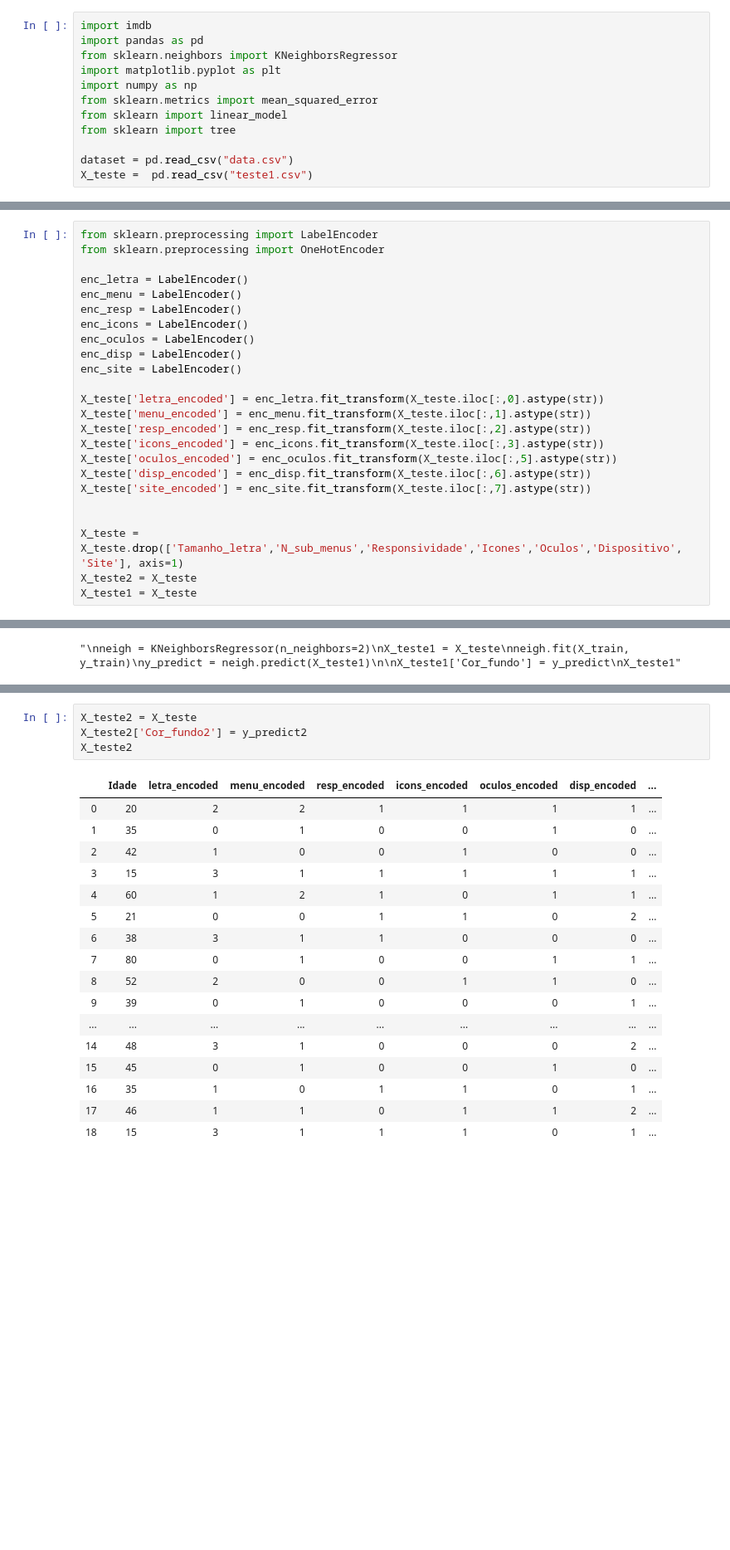
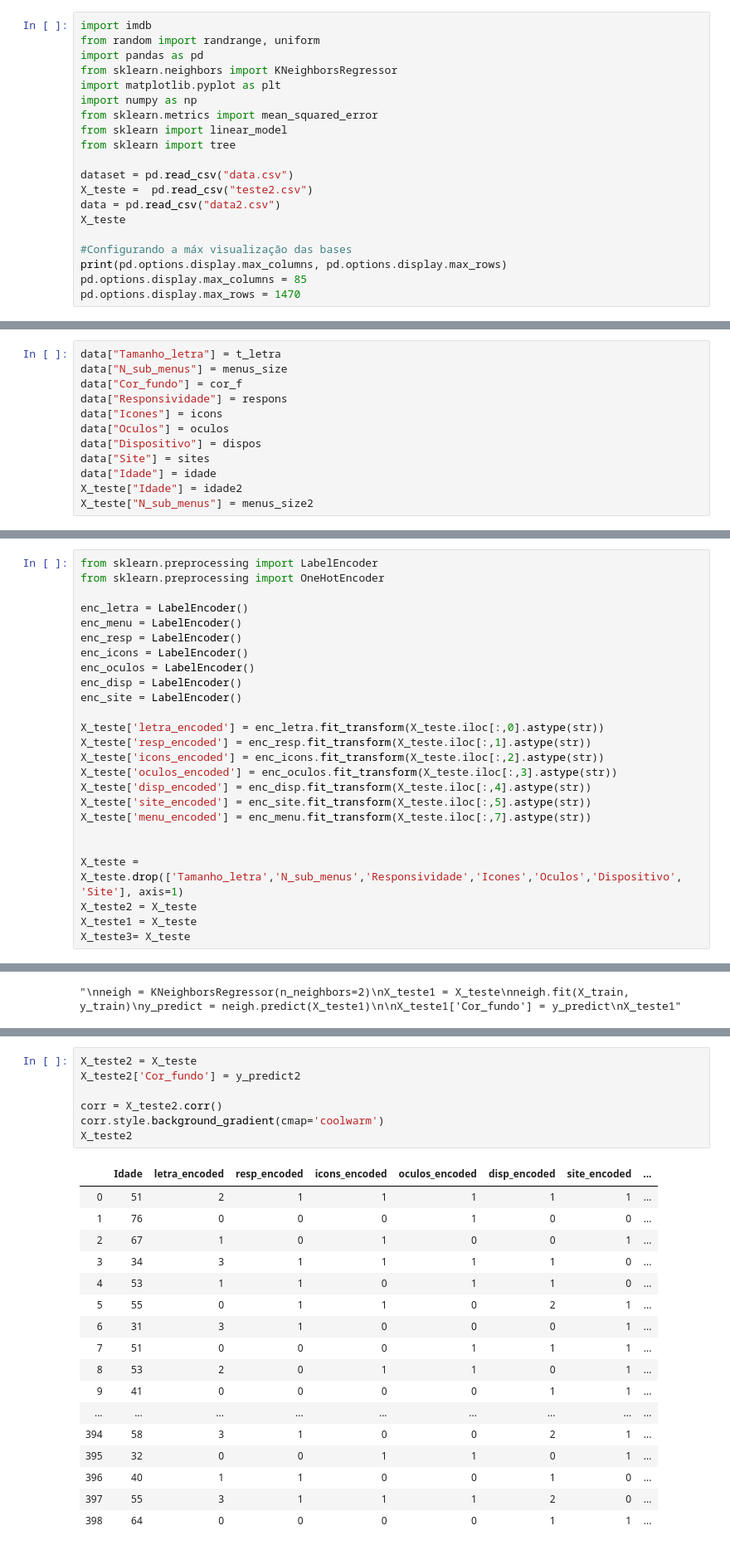
Before and after one commit to Jaquedonin/FinalProjectIA, a Jupyter notebook: Untitled.ipynb, the cells around one changed output, grey strips where cells are left out. Shown at 83% size. Cells and saved outputs as stored; diff of their text form; blank space fills up the shorter version.

```diff
--- a/Untitled.ipynb
+++ b/Untitled.ipynb
@@ -2,6 +2,7 @@
 # Trabalho Final inteligência Artificial
 # %%
 import imdb
+from random import randrange, uniform
 import pandas as pd
 from sklearn.neighbors import KNeighborsRegressor
 import matplotlib.pyplot as plt
@@ -11,4 +12,11 @@ from sklearn import linear_model
 from sklearn import tree
 
 dataset = pd.read_csv("data.csv")
-X_teste =  pd.read_csv("teste1.csv")
+X_teste =  pd.read_csv("teste2.csv")
+data = pd.read_csv("data2.csv")
+X_teste
+
+#Configurando a máx visualização das bases
+print(pd.options.display.max_columns, pd.options.display.max_rows)
+pd.options.display.max_columns = 85
+pd.options.display.max_rows = 1470
@@ -34,0 +108,12 @@ dataset
+# %%
+data["Tamanho_letra"] = t_letra
+data["N_sub_menus"] = menus_size
+data["Cor_fundo"] = cor_f
+data["Responsividade"] = respons
+data["Icones"] = icons
+data["Oculos"] = oculos
+data["Dispositivo"] = dispos
+data["Site"] = sites
+data["Idade"] = idade
+X_teste["Idade"] = idade2
+X_teste["N_sub_menus"] = menus_size2
@@ -65,17 +171,18 @@ enc_disp = LabelEncoder()
 enc_site = LabelEncoder()
 
 X_teste['letra_encoded'] = enc_letra.fit_transform(X_teste.iloc[:,0].astype(str))
-X_teste['menu_encoded'] = enc_menu.fit_transform(X_teste.iloc[:,1].astype(str))
-X_teste['resp_encoded'] = enc_resp.fit_transform(X_teste.iloc[:,2].astype(str))
-X_teste['icons_encoded'] = enc_icons.fit_transform(X_teste.iloc[:,3].astype(str))
-X_teste['oculos_encoded'] = enc_oculos.fit_transform(X_teste.iloc[:,5].astype(str))
-X_teste['disp_encoded'] = enc_disp.fit_transform(X_teste.iloc[:,6].astype(str))
-X_teste['site_encoded'] = enc_site.fit_transform(X_teste.iloc[:,7].astype(str))
+X_teste['resp_encoded'] = enc_resp.fit_transform(X_teste.iloc[:,1].astype(str))
+X_teste['icons_encoded'] = enc_icons.fit_transform(X_teste.iloc[:,2].astype(str))
+X_teste['oculos_encoded'] = enc_oculos.fit_transform(X_teste.iloc[:,3].astype(str))
+X_teste['disp_encoded'] = enc_disp.fit_transform(X_teste.iloc[:,4].astype(str))
+X_teste['site_encoded'] = enc_site.fit_transform(X_teste.iloc[:,5].astype(str))
+X_teste['menu_encoded'] = enc_menu.fit_transform(X_teste.iloc[:,7].astype(str))
 
 
 X_teste = X_teste.drop(['Tamanho_letra','N_sub_menus','Responsividade','Icones','Oculos','Dispositivo', 'Site'], axis=1)
 X_teste2 = X_teste
 X_teste1 = X_teste
+X_teste3= X_teste
 # %%
 from sklearn.preprocessing import LabelEncoder
 from sklearn.preprocessing import OneHotEncoder
@@ -220,22 +416,25 @@ X_teste1
 # %%
 X_teste2 = X_teste
-X_teste2['Cor_fundo2'] = y_predict2
+X_teste2['Cor_fundo'] = y_predict2
+
+corr = X_teste2.corr()
+corr.style.background_gradient(cmap='coolwarm')
 X_teste2
 # %% [output]
-|  | Idade | letra_encoded | menu_encoded | resp_encoded | icons_encoded | oculos_encoded | disp_encoded | ... |
-| 0 | 20 | 2 | 2 | 1 | 1 | 1 | 1 | ... |
-| 1 | 35 | 0 | 1 | 0 | 0 | 1 | 0 | ... |
-| 2 | 42 | 1 | 0 | 0 | 1 | 0 | 0 | ... |
-| 3 | 15 | 3 | 1 | 1 | 1 | 1 | 1 | ... |
-| 4 | 60 | 1 | 2 | 1 | 0 | 1 | 1 | ... |
-| 5 | 21 | 0 | 0 | 1 | 1 | 0 | 2 | ... |
-| 6 | 38 | 3 | 1 | 1 | 0 | 0 | 0 | ... |
-| 7 | 80 | 0 | 1 | 0 | 0 | 1 | 1 | ... |
-| 8 | 52 | 2 | 0 | 0 | 1 | 1 | 0 | ... |
-| 9 | 39 | 0 | 1 | 0 | 0 | 0 | 1 | ... |
+|  | Idade | letra_encoded | resp_encoded | icons_encoded | oculos_encoded | disp_encoded | site_encoded | ... |
+| 0 | 51 | 2 | 1 | 1 | 1 | 1 | 1 | ... |
+| 1 | 76 | 0 | 0 | 0 | 1 | 0 | 0 | ... |
+| 2 | 67 | 1 | 0 | 1 | 0 | 0 | 1 | ... |
+| 3 | 34 | 3 | 1 | 1 | 1 | 1 | 0 | ... |
+| 4 | 53 | 1 | 1 | 0 | 1 | 1 | 0 | ... |
+| 5 | 55 | 0 | 1 | 1 | 0 | 2 | 1 | ... |
+| 6 | 31 | 3 | 1 | 0 | 0 | 0 | 1 | ... |
+| 7 | 51 | 0 | 0 | 0 | 1 | 1 | 1 | ... |
+| 8 | 53 | 2 | 0 | 1 | 1 | 0 | 1 | ... |
+| 9 | 41 | 0 | 0 | 0 | 0 | 1 | 1 | ... |
 | ... | ... | ... | ... | ... | ... | ... | ... | ... |
-| 14 | 48 | 3 | 1 | 0 | 0 | 0 | 2 | ... |
-| 15 | 45 | 0 | 1 | 0 | 0 | 1 | 0 | ... |
-| 16 | 35 | 1 | 0 | 1 | 1 | 0 | 1 | ... |
-| 17 | 46 | 1 | 1 | 0 | 1 | 1 | 2 | ... |
-| 18 | 15 | 3 | 1 | 1 | 1 | 0 | 1 | ... |
+| 394 | 58 | 3 | 1 | 0 | 0 | 2 | 1 | ... |
+| 395 | 32 | 0 | 0 | 1 | 1 | 0 | 1 | ... |
+| 396 | 40 | 1 | 1 | 0 | 0 | 1 | 0 | ... |
+| 397 | 55 | 3 | 1 | 1 | 1 | 2 | 0 | ... |
+| 398 | 64 | 0 | 0 | 0 | 0 | 1 | 1 | ... |
```
Also changed, not shown: parts of 13 cells of this notebook, 2 other files.
